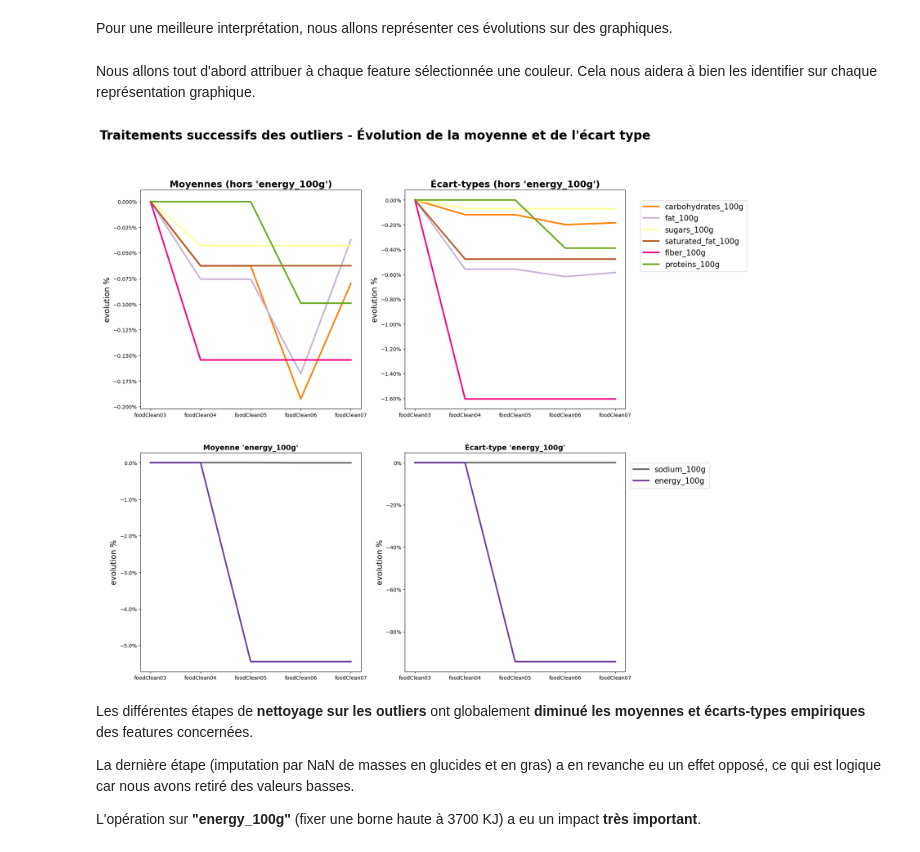
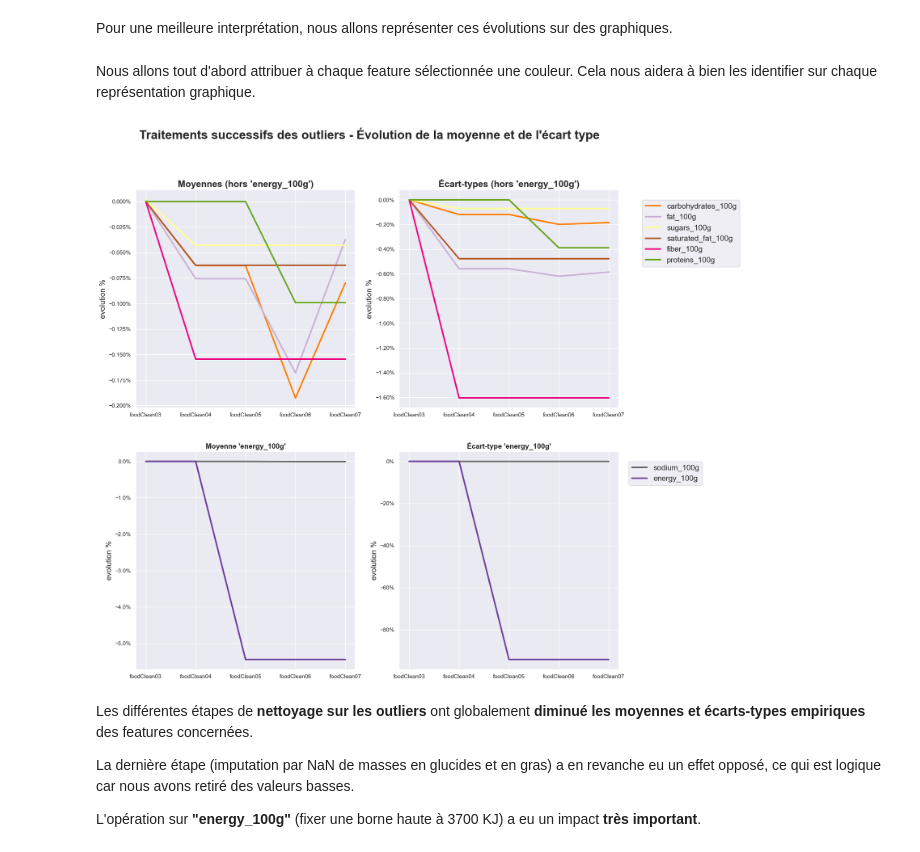
Before and after one commit to ClementPatin/OC-P3, a Jupyter notebook: Patin_Clement_1_notebook_052023.ipynb, the cells around one changed output. Cells and saved outputs as stored; diff of their text form; code cells hidden in the pictures.

```diff
--- a/Patin_Clement_1_notebook_052023.ipynb
+++ b/Patin_Clement_1_notebook_052023.ipynb
@@ -1382,5 +1545,3 @@ cumSumEvolOfStd=np.cumsum(listEvolOfStd,axis=0)
 cumSumEvolOfMean=np.cumsum(listEvolOfMean,axis=0)
 # %% [markdown]
 Pour une meilleure interprétation, nous allons représenter ces évolutions sur des graphiques.
-# %% [markdown]
-Nous allons tout d'abord attribuer à chaque feature sélectionnée une couleur. Cela nous aidera à bien les identifier sur chaque représentation graphique.
@@ -1395,0 +1548,2 @@ foodPaletteDict={colName : colorRGB for colName,colorRGB in zip(foodClean07,pale
+# %% [markdown]
+Nous allons tout d'abord attribuer à chaque feature sélectionnée une couleur. Cela nous aidera à bien les identifier sur chaque représentation graphique.
@@ -1396,6 +1559,6 @@ foodPaletteDict={colName : colorRGB for colName,colorRGB in zip(foodClean07,pale
 # %%
 # visualisations of empirical mean and std evolution for each cleaning stage
-
+sns.set_theme()
 fig,axs=plt.subplots(2,2,sharex=False,figsize=(17,17)) # 4 plots
 
 axs=axs.reshape(axs.size) # reshape for easier iteration
@@ -1437,34 +1600,34 @@ for idxCol in range(len(numericalFeatureNames)) :
 
         sns.lineplot(
             ax=axs[3],
             x=X,
             y=[cumSumEvolOfStd[i][idxCol] for i in range(len(listFoodCleanDfs)-1)],
             linewidth = 3,
             color=foodPaletteDict[numericalFeatureNames[idxCol]]
         )
 
 # axs titles
 axs[0].set_title("Moyennes (hors 'energy_100g')", fontweight="bold",fontsize=18)
 axs[1].set_title("Écart-types (hors 'energy_100g')", fontweight="bold",fontsize=18)
 axs[2].set_title("Moyenne 'energy_100g'", fontweight="bold",fontsize=14)
 axs[3].set_title("Écart-type 'energy_100g'", fontweight="bold",fontsize=14)
 
 # for each plot
 for i in range(len(axs)) :
     axs[i].set_xticks([3,4,5,6,7]) # 1 tick for 1 cleaning stage
     axs[i].set_xticklabels(["foodClean0"+str(i+3) for i in range(5)]) # name xticks with names of dataframes
     axs[i].set_ylabel("evolution %",fontsize=15) # set y label
     axs[i].yaxis.set_major_formatter(mtick.PercentFormatter(xmax=1)) # use matplotlib.ticker to format y axis as percent
 
 fig.legend(numericalFeatureNames[:-2],bbox_to_anchor=(1.1,0.87),fontsize=15) # set legend - each numerical feature name...
 legEnergySod=fig.legend(numericalFeatureNames[-2:],bbox_to_anchor=(1.04,0.45),fontsize=15) # ... except for "energy_100g" and "sodium_100g", on a different legend
 legEnergySod.legendHandles[0].set_color(foodPaletteDict["sodium_100g"]) # choose the right color from the palette for energy legend
 legEnergySod.legendHandles[1].set_color(foodPaletteDict["energy_100g"])
 fig.suptitle("Traitements successifs des outliers - Évolution de la moyenne et de l'écart type", fontweight="bold",fontsize=24) # main title
 
 plt.show()
 # %% [output]
-[figure, old version]
+[figure, new version]
 # %% [markdown]
 Les différentes étapes de **nettoyage sur les outliers** ont globalement **diminué les moyennes et écarts-types empiriques** des features concernées.
 
```
Also changed, not shown: parts of 160 cells of this notebook.
